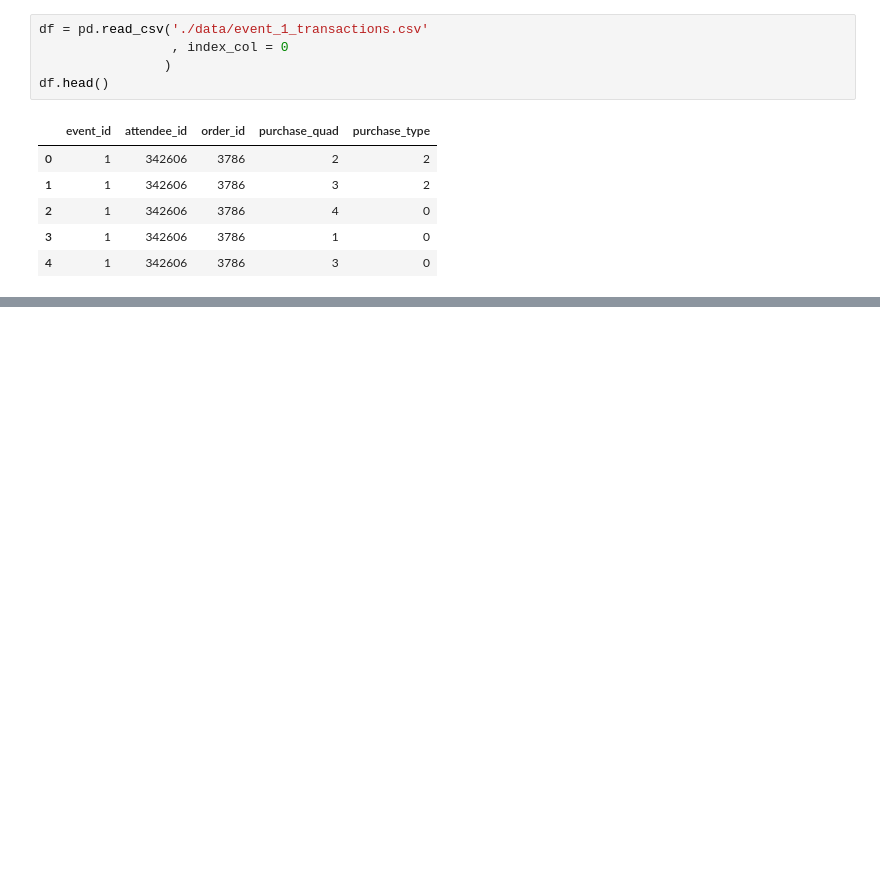
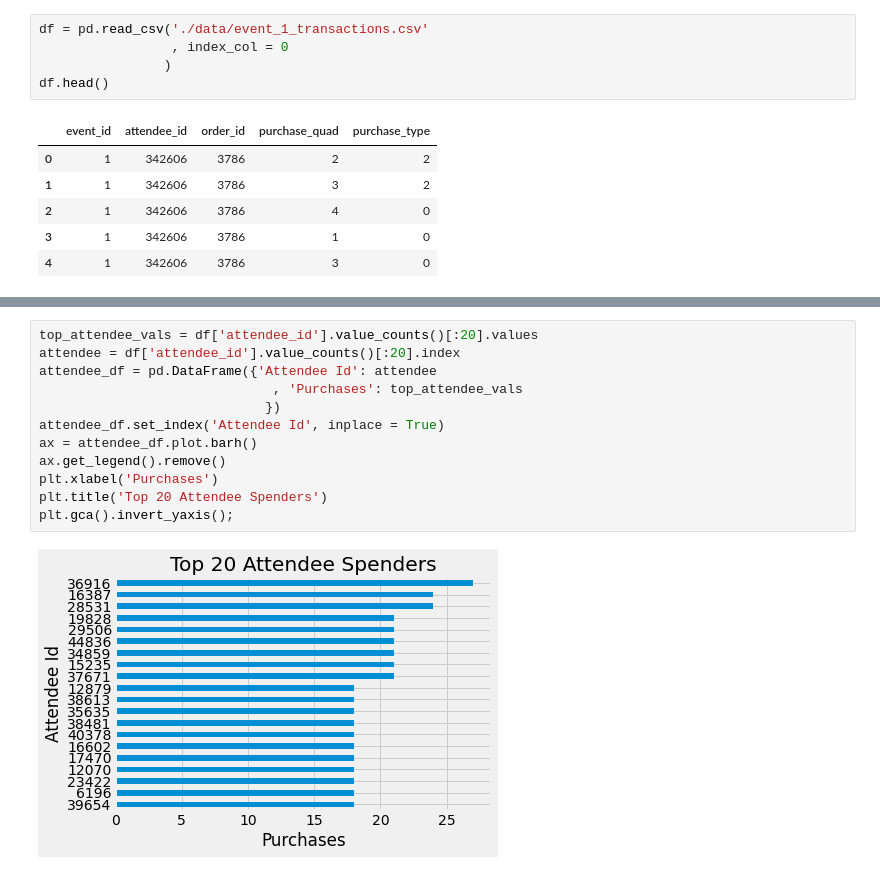
Before and after one commit to yuchild/ue_recommender, a Jupyter notebook: eda.ipynb, the cells around one changed output, grey strips where cells are left out. Saved outputs shown, nothing was run; the diff lists cells and outputs as text; blank space fills up the shorter version.

```diff
--- a/eda.ipynb
+++ b/eda.ipynb
@@ -17,0 +74,14 @@ df.head()
+# %%
+top_attendee_vals = df['attendee_id'].value_counts()[:20].values
+attendee = df['attendee_id'].value_counts()[:20].index
+attendee_df = pd.DataFrame({'Attendee Id': attendee
+                              , 'Purchases': top_attendee_vals
+                             })
+attendee_df.set_index('Attendee Id', inplace = True)
+ax = attendee_df.plot.barh()
+ax.get_legend().remove()
+plt.xlabel('Purchases')
+plt.title('Top 20 Attendee Spenders')
+plt.gca().invert_yaxis();
+# %% [output]
+[figure, added]
```
Also changed, not shown: parts of 7 cells of this notebook.
